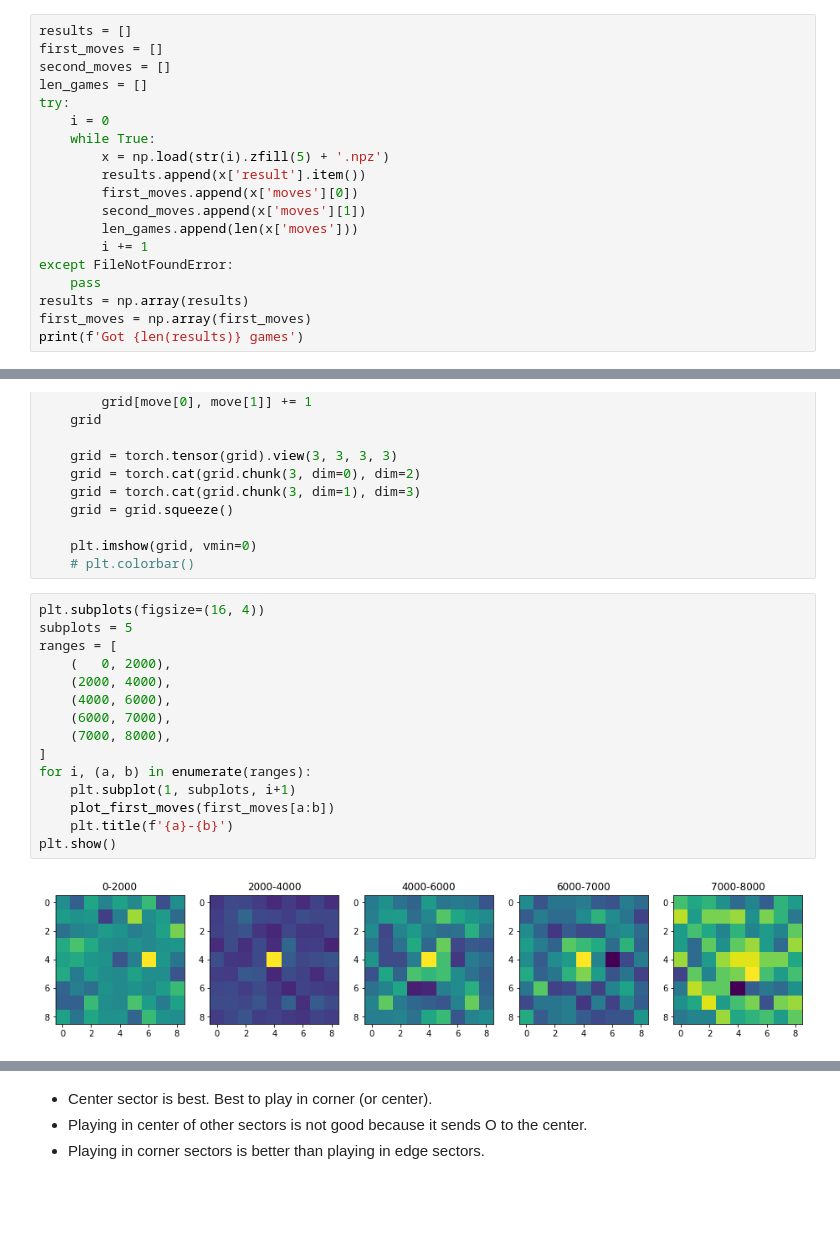
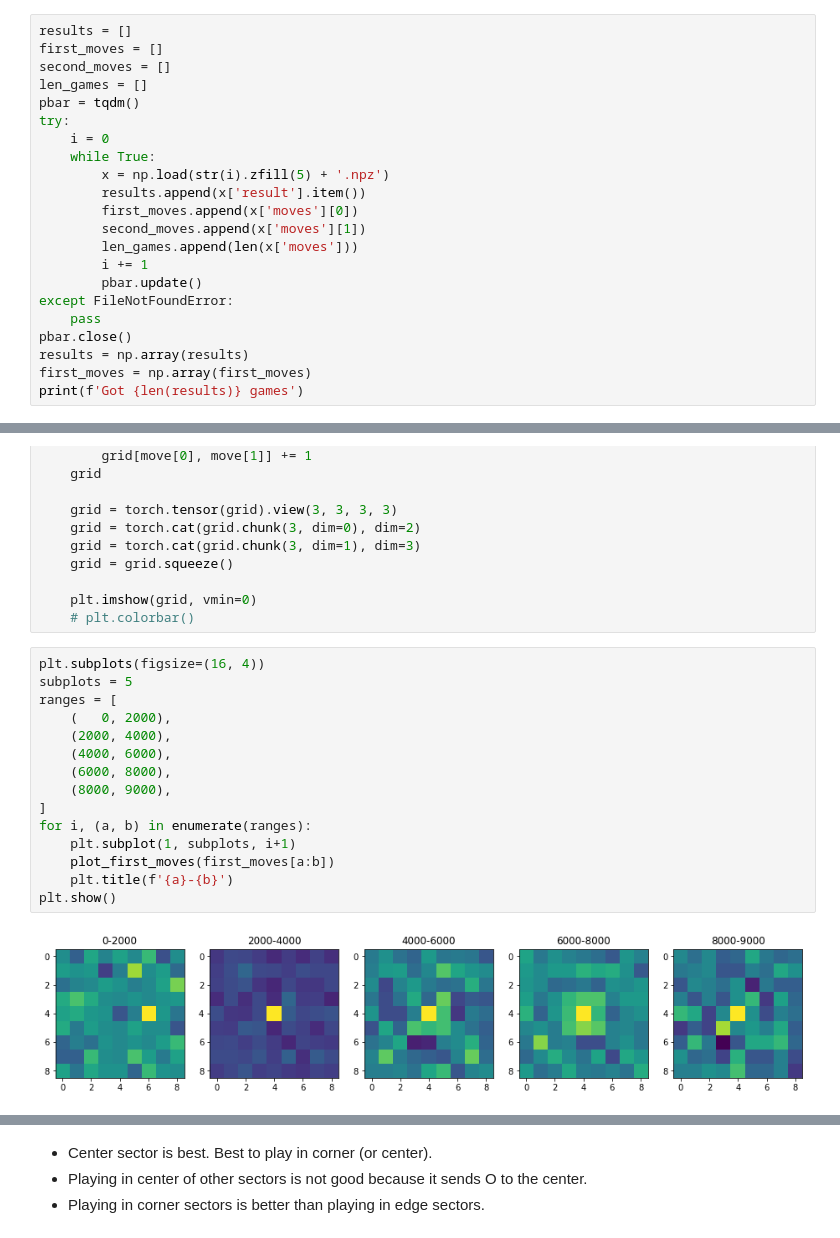
Before and after one commit to fqjin/ultimate-tictactoe, a Jupyter notebook: notebooks/Selfplay.ipynb, the cells around one changed output, grey strips where cells are left out. Drawn from its saved outputs; the diff is of its cells as text; blank space fills up the shorter version.

```diff
--- a/notebooks/Selfplay.ipynb
+++ b/notebooks/Selfplay.ipynb
@@ -11,6 +12,7 @@ results = []
 first_moves = []
 second_moves = []
 len_games = []
+pbar = tqdm()
 try:
     i = 0
     while True:
@@ -20,8 +22,10 @@ try:
         second_moves.append(x['moves'][1])
         len_games.append(len(x['moves']))
         i += 1
+        pbar.update()
 except FileNotFoundError:
     pass
+pbar.close()
 results = np.array(results)
 first_moves = np.array(first_moves)
 print(f'Got {len(results)} games')
@@ -82,20 +86,20 @@ def plot_first_moves(first_moves):
 # %%
 plt.subplots(figsize=(16, 4))
 subplots = 5
 ranges = [
     (   0, 2000),
     (2000, 4000),
     (4000, 6000),
-    (6000, 7000),
-    (7000, 8000),
+    (6000, 8000),
+    (8000, 9000),
 ]
 for i, (a, b) in enumerate(ranges):
     plt.subplot(1, subplots, i+1)
     plot_first_moves(first_moves[a:b])
     plt.title(f'{a}-{b}')
 plt.show()
 # %% [output]
-[figure, old version]
+[figure, new version]
 # %%
 plt.subplots(figsize=(16, 4))
 for i, (a, b) in enumerate(ranges):
```
Also changed, not shown: parts of 12 cells of this notebook, 6 other files.
